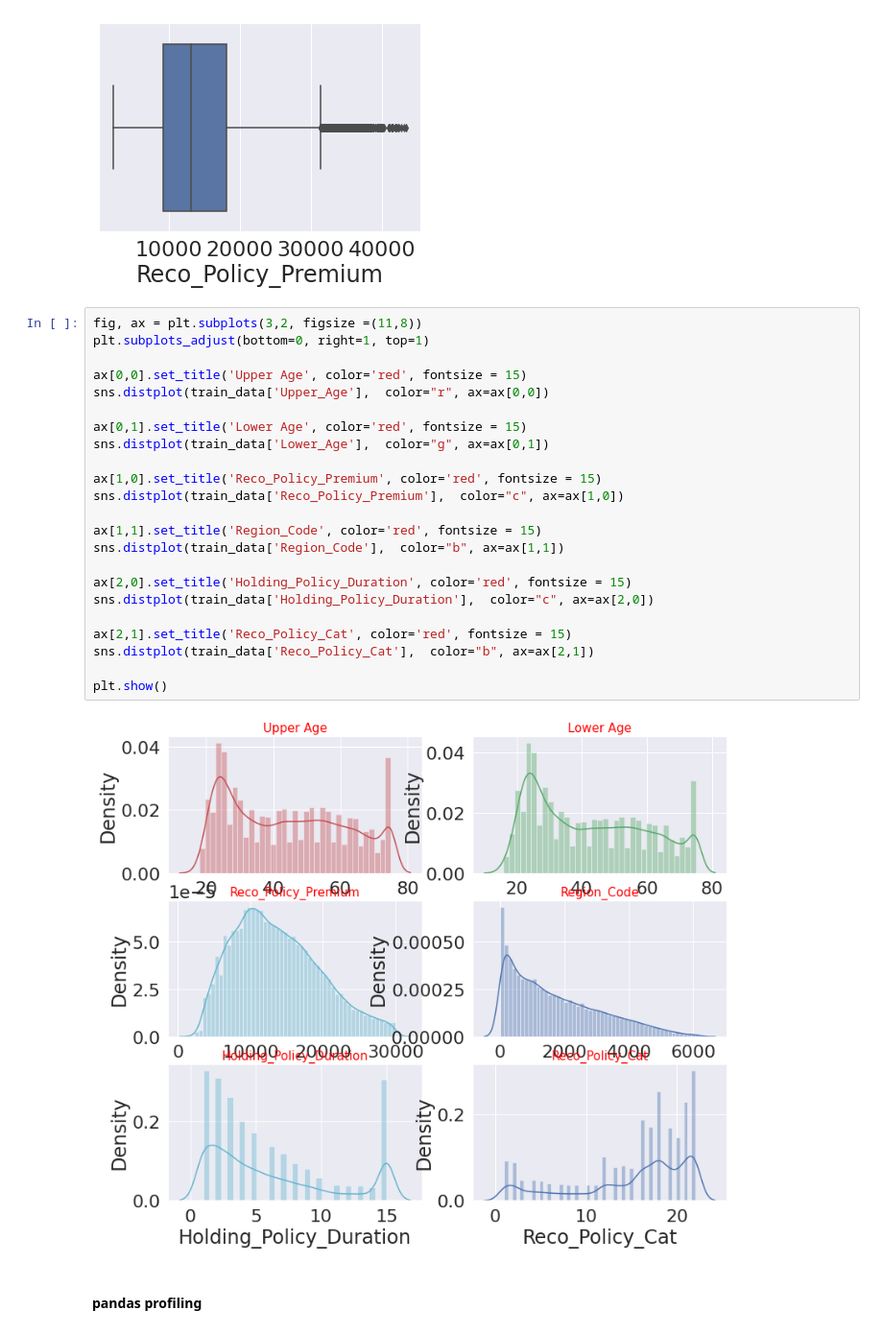
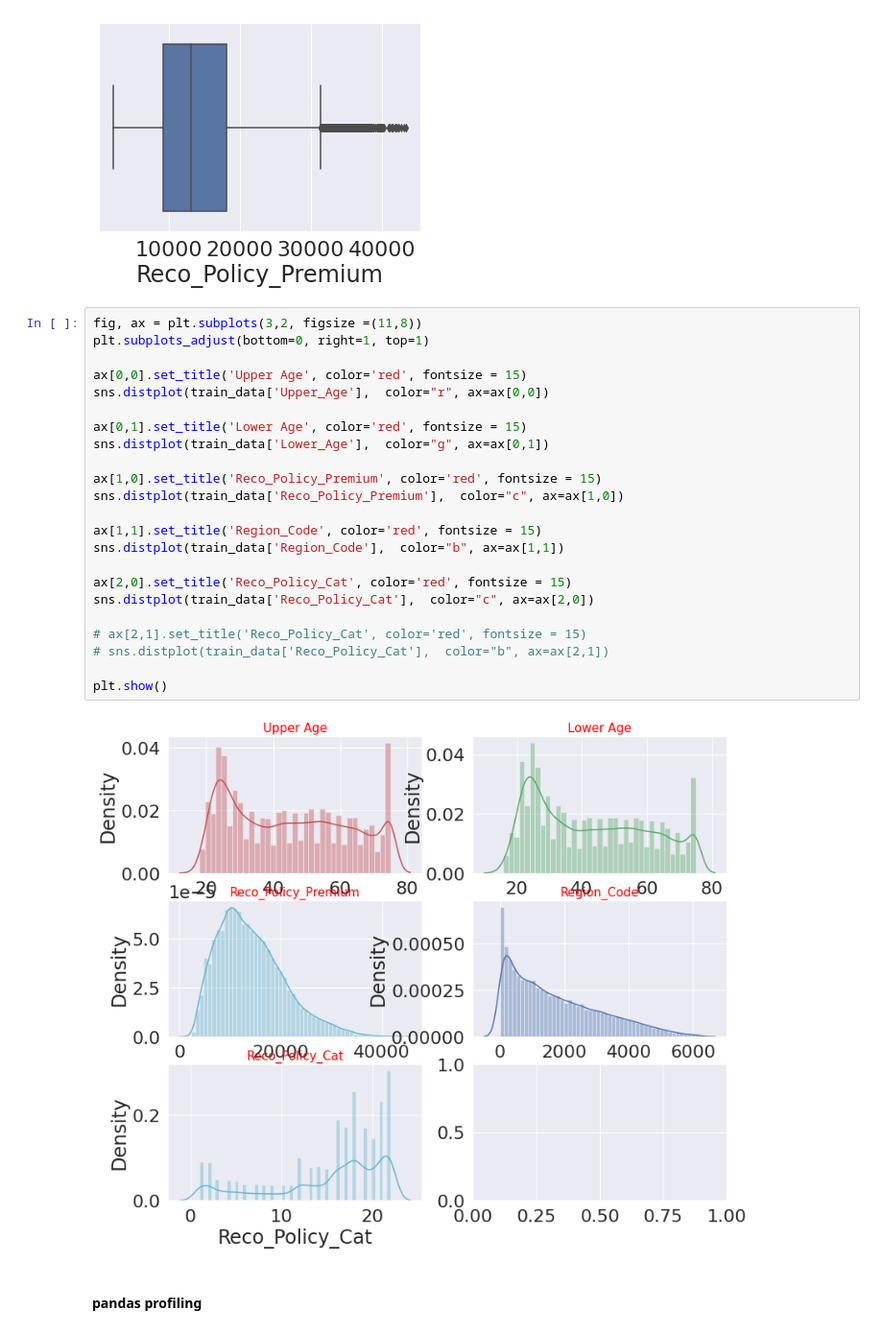
Before and after one commit to spctr01/AV-JOB-A-THON-Health-Insurance-Lead-Prediction, a Jupyter notebook: AV_job_thon.ipynb, the cells around one changed output. Shown at 96% size. Saved outputs shown, nothing was run; the diff lists cells and outputs as text.

```diff
--- a/AV_job_thon.ipynb
+++ b/AV_job_thon.ipynb
@@ -79,28 +79,28 @@ sns.boxplot(x=train_data['Reco_Policy_Premium'])
 # %%
 fig, ax = plt.subplots(3,2, figsize =(11,8))
 plt.subplots_adjust(bottom=0, right=1, top=1)
 
 ax[0,0].set_title('Upper Age', color='red', fontsize = 15)
 sns.distplot(train_data['Upper_Age'],  color="r", ax=ax[0,0])
 
 ax[0,1].set_title('Lower Age', color='red', fontsize = 15)
 sns.distplot(train_data['Lower_Age'],  color="g", ax=ax[0,1])
 
 ax[1,0].set_title('Reco_Policy_Premium', color='red', fontsize = 15)
 sns.distplot(train_data['Reco_Policy_Premium'],  color="c", ax=ax[1,0])
 
 ax[1,1].set_title('Region_Code', color='red', fontsize = 15)
 sns.distplot(train_data['Region_Code'],  color="b", ax=ax[1,1])
 
-ax[2,0].set_title('Holding_Policy_Duration', color='red', fontsize = 15)
-sns.distplot(train_data['Holding_Policy_Duration'],  color="c", ax=ax[2,0])
+ax[2,0].set_title('Reco_Policy_Cat', color='red', fontsize = 15)
+sns.distplot(train_data['Reco_Policy_Cat'],  color="c", ax=ax[2,0])
 
-ax[2,1].set_title('Reco_Policy_Cat', color='red', fontsize = 15)
-sns.distplot(train_data['Reco_Policy_Cat'],  color="b", ax=ax[2,1])
+# ax[2,1].set_title('Reco_Policy_Cat', color='red', fontsize = 15)
+# sns.distplot(train_data['Reco_Policy_Cat'],  color="b", ax=ax[2,1])
 
 plt.show()
 # %% [output]
-[figure, old version]
+[figure, new version]
 # %% [markdown]
 #### pandas profiling
 # %%
```
Also changed, not shown: parts of 23 cells of this notebook.
